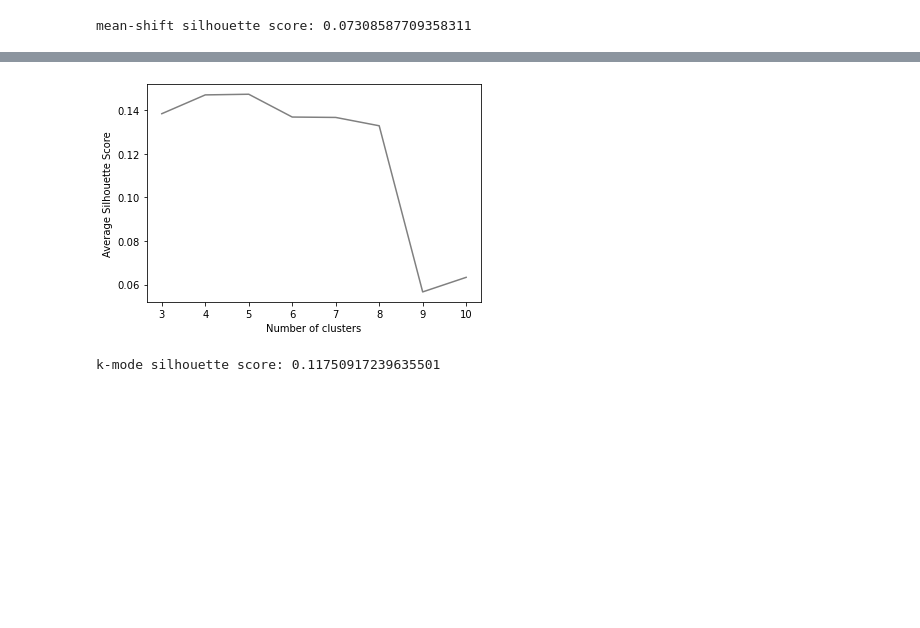
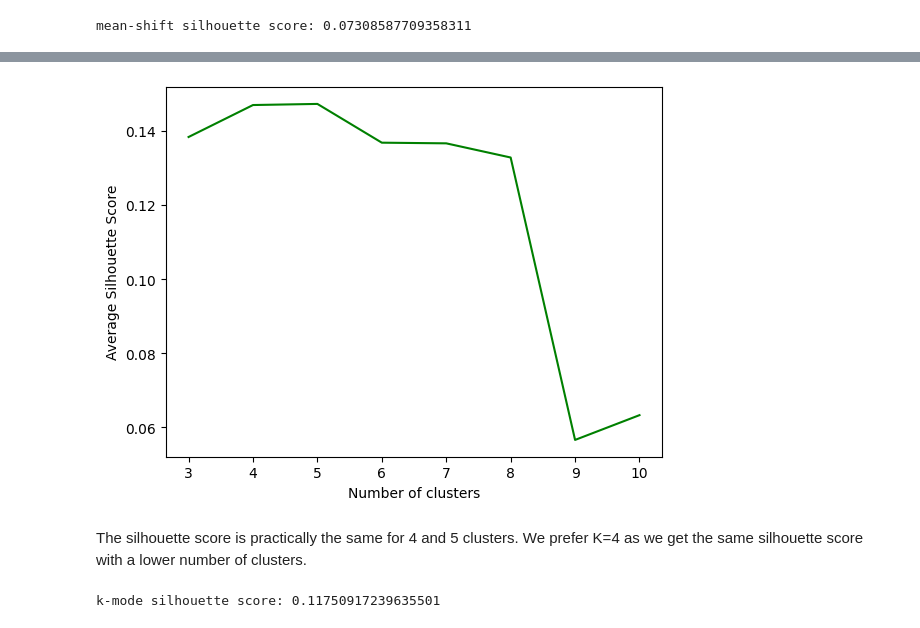
Before and after one commit to HowardHNguyen/Data_Science_for_Marketing_Solutions, a Jupyter notebook: Evaluating_and_Choosing_the_Best_Segmentation_Approach.ipynb, the cells around one changed output, grey strips where cells are left out. Saved outputs shown, nothing was run; the diff lists cells and outputs as text; code cells hidden in the pictures; blank space fills up the shorter version.

```diff
--- a/Evaluating_and_Choosing_the_Best_Segmentation_Approach.ipynb
+++ b/Evaluating_and_Choosing_the_Best_Segmentation_Approach.ipynb
@@ -103,3 +124,5 @@ df = pd.read_csv('customer_offers.csv')
+# %%
+df = pd.read_csv('/content/drive/MyDrive/_Python/Data-Science-for-Marketing-Analytics-Second-Ed/Chapter04/Datasets/customer_offers.csv')
 # %%
 df.head()
 # %% [output]
@@ -113,9 +140,15 @@ df.head()
 # %%
+# Divide the dataset into train and test sets by using train_test_split
+# method from scikit-learn. Specify random_state as 100 for consistency.
+
 from sklearn import model_selection
 
-X_train, X_test = model_selection.train_test_split\
-                  (df, random_state = 100)
+X_train, X_test = model_selection.train_test_split(df, random_state = 100)
 # %%
+# Perform k-means on the data. Identify the optimal number of clusters by using
+# the silhouette score approach on the train data by plotting the score for a
+# different number of clusters, varying from 2 through 10.
+
 krange = list(range(2,11))
 avg_silhouettes = []
 
@@ -124,11 +157,10 @@ for n in krange:
     model.fit(X_train)
     cluster_assignments = model.predict(X_train)
 
-    silhouette_avg = metrics.silhouette_score(X_train, \
-                                              cluster_assignments)
+    silhouette_avg = metrics.silhouette_score(X_train, cluster_assignments)
     avg_silhouettes.append(silhouette_avg)
 
-plt.plot(krange, avg_silhouettes, color='gray')
+plt.plot(krange, avg_silhouettes, color='green')
 plt.xlabel("Number of clusters")
 plt.ylabel("Average Silhouette Score")
 plt.show()
@@ -137,5 +172,8 @@ plt.show()
 # %%
-model = cluster.KMeans(n_clusters=4, random_state=100)
+# Perform K-Means clustering using k found in the previous step. Print out
+# the silhouette score on the test set:
+
+model = cluster.KMeans(n_clusters=3, random_state=100)
 model.fit(X_train)
 
 km_labels = model.predict(X_test)
@@ -159,23 +219,30 @@ mean-shift silhouette score: 0.07308587709358311
 # %%
+# Perform k-modes on the data. Identify the optimal number of clusters by
+# using the silhouette score approach on the train data by plotting the score for a
+# different number of clusters, varying from 3 through 10.
+
 from kmodes.kmodes import KModes
 
 krange = list(range(3,11))
 avg_silhouettes = []
 
 for n in krange:
 
     km = KModes(n_clusters=n, random_state=100)
     km.fit(X_train)
 
     kmode_labels = km.predict(X_train)
     kmode_silhouette = metrics.silhouette_score\
                        (X_train, kmode_labels)
     avg_silhouettes.append(kmode_silhouette)
 
-plt.plot(krange, avg_silhouettes, color='gray')
+plt.plot(krange, avg_silhouettes, color='green')
 plt.xlabel("Number of clusters")
 plt.ylabel("Average Silhouette Score")
 plt.show()
 # %% [output]
-[figure, old version]
+[figure, new version]
+# %% [markdown]
+The silhouette score is practically the same for 4 and 5 clusters. We prefer K=4
+as we get the same silhouette score with a lower number of clusters.
 # %%
```
Also changed, not shown: parts of 13 cells of this notebook.
